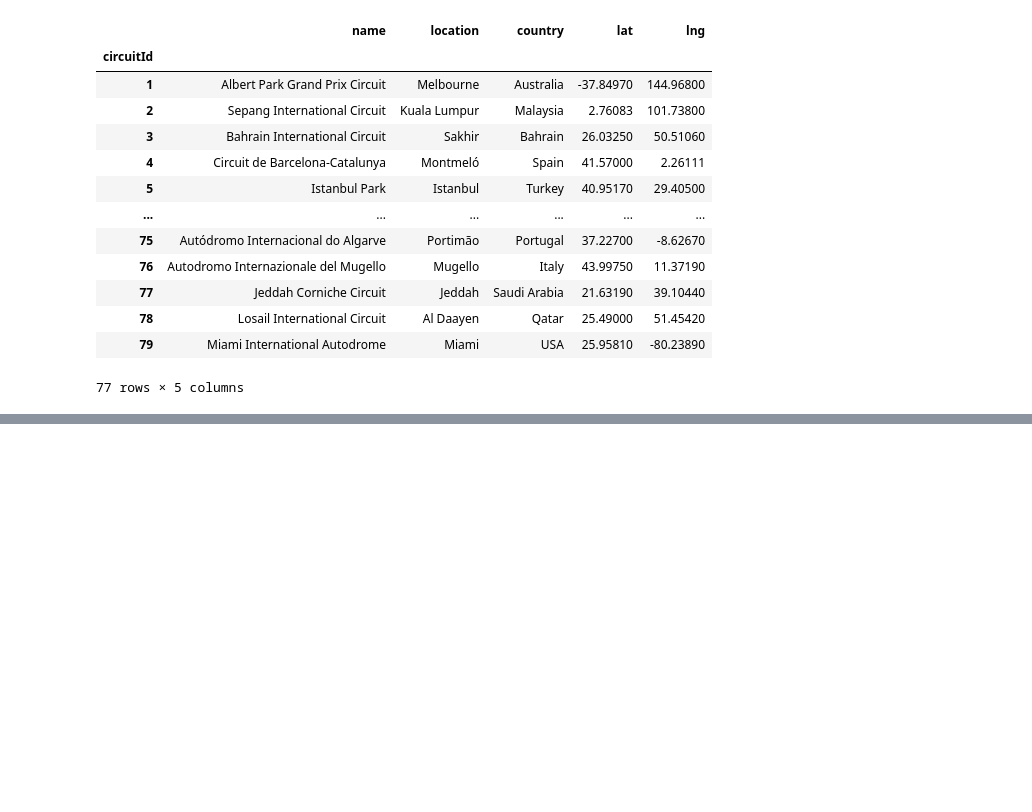
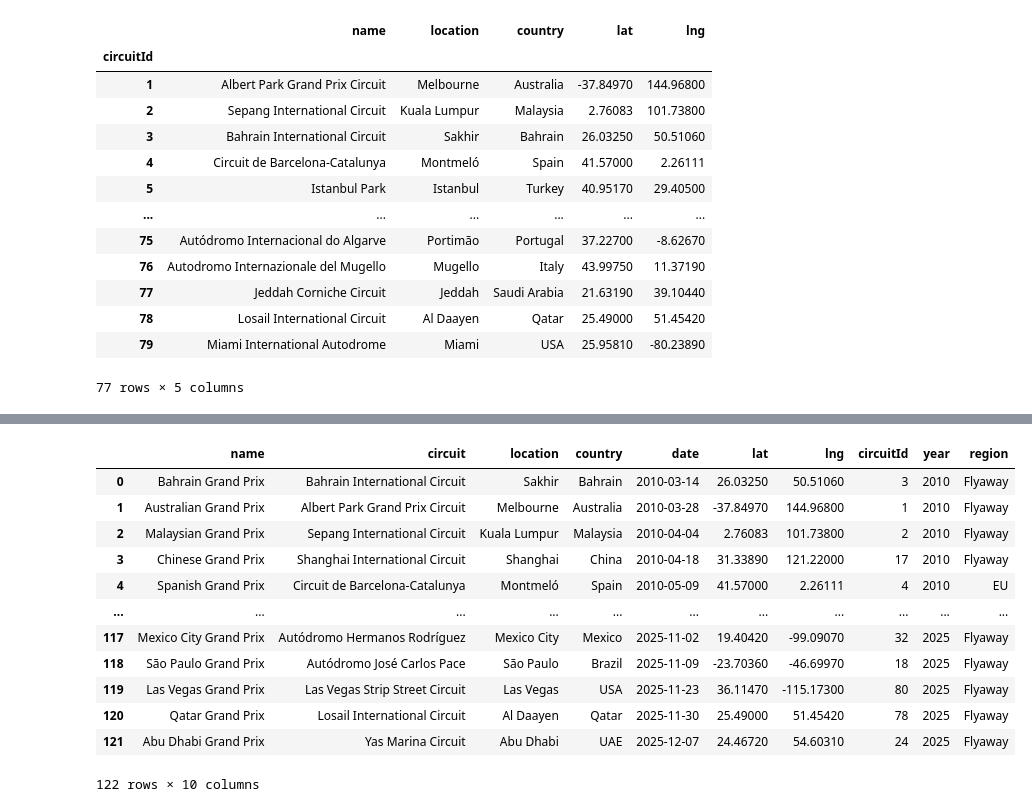
Before and after one commit to maxigiacc/Visualization_F1, a Jupyter notebook: F1.ipynb, the cells around one changed output, grey strips where cells are left out. Cells and saved outputs as stored; diff of their text form; code cells hidden in the pictures; blank space fills up the shorter version.

```diff
--- a/F1.ipynb
+++ b/F1.ipynb
@@ -79,0 +205,22 @@ df_general
+# %%
+# ===================== DATA =====================
+df = df_general.copy().reset_index(drop=True)
+
+# Make sure that date is a datetime
+df["date"] = pd.to_datetime(df["date"], errors="coerce")
+
+df
+# %% [output]
+|  | name | circuit | location | country | date | lat | lng | circuitId | year | region |
+| 0 | Bahrain Grand Prix | Bahrain International Circuit | Sakhir | Bahrain | 2010-03-14 | 26.03250 | 50.51060 | 3 | 2010 | Flyaway |
+| 1 | Australian Grand Prix | Albert Park Grand Prix Circuit | Melbourne | Australia | 2010-03-28 | -37.84970 | 144.96800 | 1 | 2010 | Flyaway |
+| 2 | Malaysian Grand Prix | Sepang International Circuit | Kuala Lumpur | Malaysia | 2010-04-04 | 2.76083 | 101.73800 | 2 | 2010 | Flyaway |
+| 3 | Chinese Grand Prix | Shanghai International Circuit | Shanghai | China | 2010-04-18 | 31.33890 | 121.22000 | 17 | 2010 | Flyaway |
+| 4 | Spanish Grand Prix | Circuit de Barcelona-Catalunya | Montmeló | Spain | 2010-05-09 | 41.57000 | 2.26111 | 4 | 2010 | EU |
+| ... | ... | ... | ... | ... | ... | ... | ... | ... | ... | ... |
+| 117 | Mexico City Grand Prix | Autódromo Hermanos Rodríguez | Mexico City | Mexico | 2025-11-02 | 19.40420 | -99.09070 | 32 | 2025 | Flyaway |
+| 118 | São Paulo Grand Prix | Autódromo José Carlos Pace | São Paulo | Brazil | 2025-11-09 | -23.70360 | -46.69970 | 18 | 2025 | Flyaway |
+| 119 | Las Vegas Grand Prix | Las Vegas Strip Street Circuit | Las Vegas | USA | 2025-11-23 | 36.11470 | -115.17300 | 80 | 2025 | Flyaway |
+| 120 | Qatar Grand Prix | Losail International Circuit | Al Daayen | Qatar | 2025-11-30 | 25.49000 | 51.45420 | 78 | 2025 | Flyaway |
+| 121 | Abu Dhabi Grand Prix | Yas Marina Circuit | Abu Dhabi | UAE | 2025-12-07 | 24.46720 | 54.60310 | 24 | 2025 | Flyaway |
+122 rows × 10 columns
```
Also changed, not shown: parts of 13 cells of this notebook, 16 other files.
